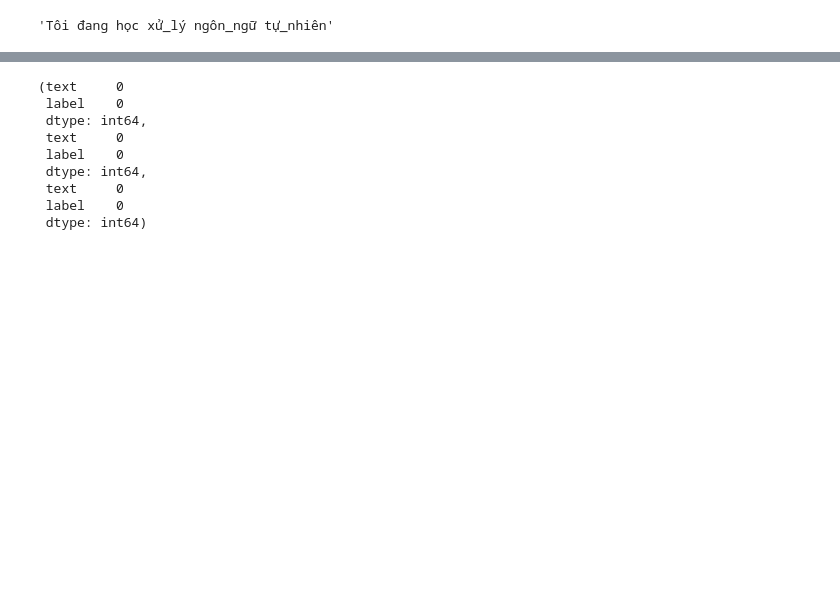
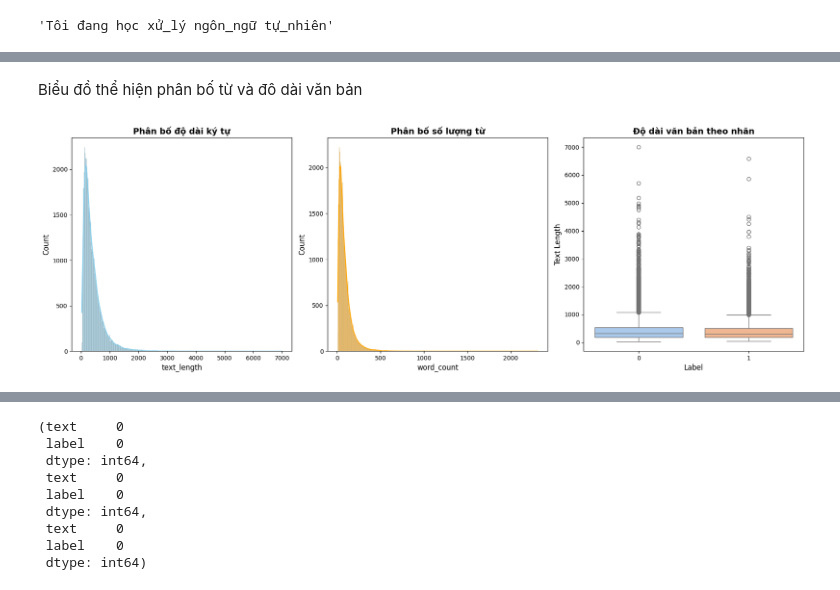
Before and after one commit to huuthanh2k4/AI_For_Marketing, a Jupyter notebook: NPL.ipynb, the cells around one changed output, grey strips where cells are left out. Cells and saved outputs as stored; diff of their text form; code cells hidden in the pictures; blank space fills up the shorter version.

```diff
--- a/NPL.ipynb
+++ b/NPL.ipynb
@@ -304,0 +308,39 @@ print(test_df_clean.sample(5))
+# %% [markdown]
+Biểu đồ thể hiện phân bố từ và đô dài văn bản
+# %%
+import seaborn as sns
+import matplotlib.pyplot as plt
+data_1_tong = pd.concat([train_df_clean,test_df_clean,val_df_clean])
+
+# Tính độ dài văn bản và số lượng từ
+data_1_tong['text_length'] = data_1_tong['text'].apply(len)
+data_1_tong['word_count'] = data_1_tong['text'].apply(lambda x: len(x.split()))
+
+# Vẽ biểu đồ phân bố độ dài ký tự
+plt.figure(figsize=(18, 6))
+
+# Subplot 1: Phân bố độ dài ký tự
+plt.subplot(1, 3, 1)
+sns.histplot(data_1_tong['text_length'], kde=True, color='skyblue')
+plt.title('Phân bố độ dài ký tự', fontsize=14, weight='bold')
+plt.xlabel('text_length', fontsize=12)
+plt.ylabel('Count', fontsize=12)
+
+# Subplot 2: Phân bố số lượng từ
+plt.subplot(1, 3, 2)
+sns.histplot(data_1_tong['word_count'], kde=True, color='orange')
+plt.title('Phân bố số lượng từ', fontsize=14, weight='bold')
+plt.xlabel('word_count', fontsize=12)
+plt.ylabel('Count', fontsize=12)
+
+# Subplot 3: Boxplot độ dài văn bản theo nhãn
+plt.subplot(1, 3, 3)
+sns.boxplot(x='label', y='text_length', data=data_1_tong, palette='pastel')
+plt.title('Độ dài văn bản theo nhãn', fontsize=14, weight='bold')
+plt.xlabel('Label', fontsize=12)
+plt.ylabel('Text Length', fontsize=12)
+
+plt.tight_layout()
+plt.show()
+# %% [output]
+[figure, added]
```
Also changed, not shown: parts of 27 cells of this notebook.
